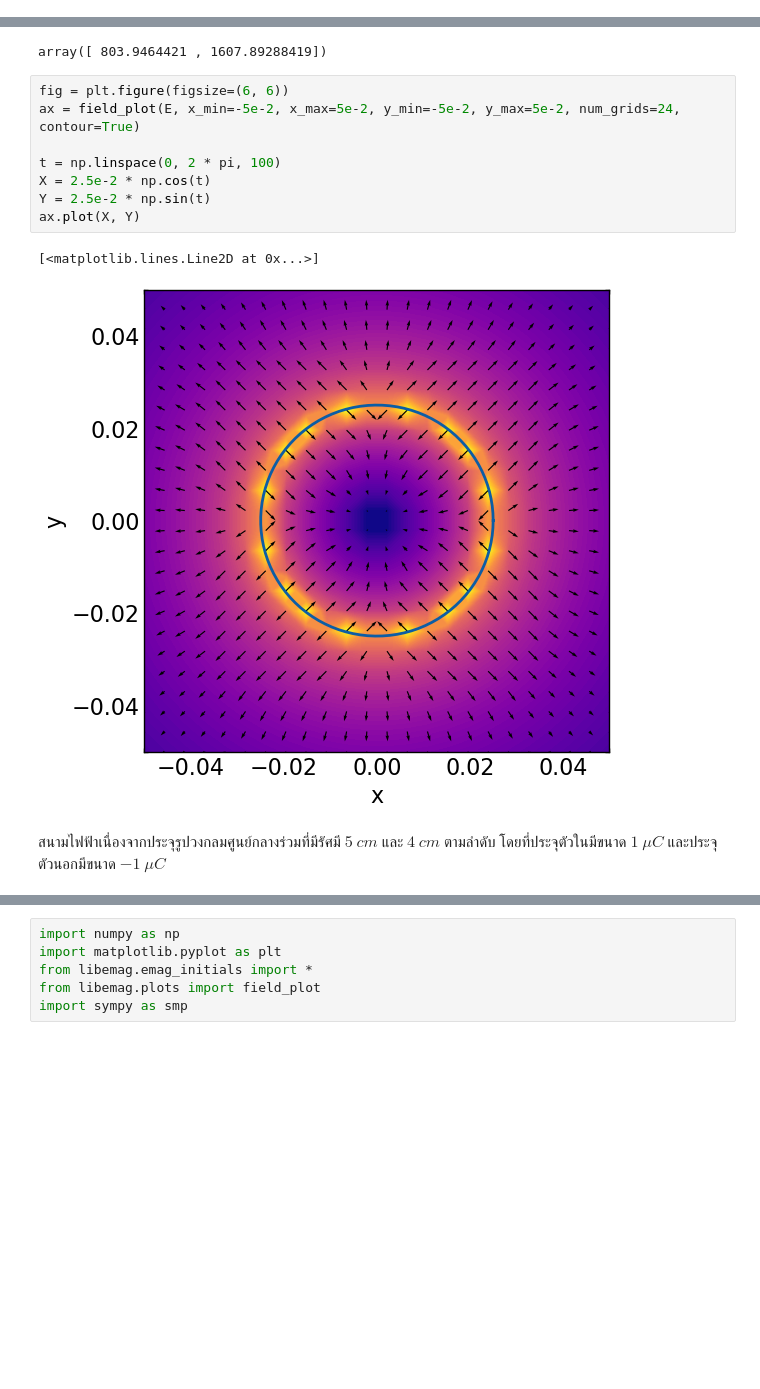
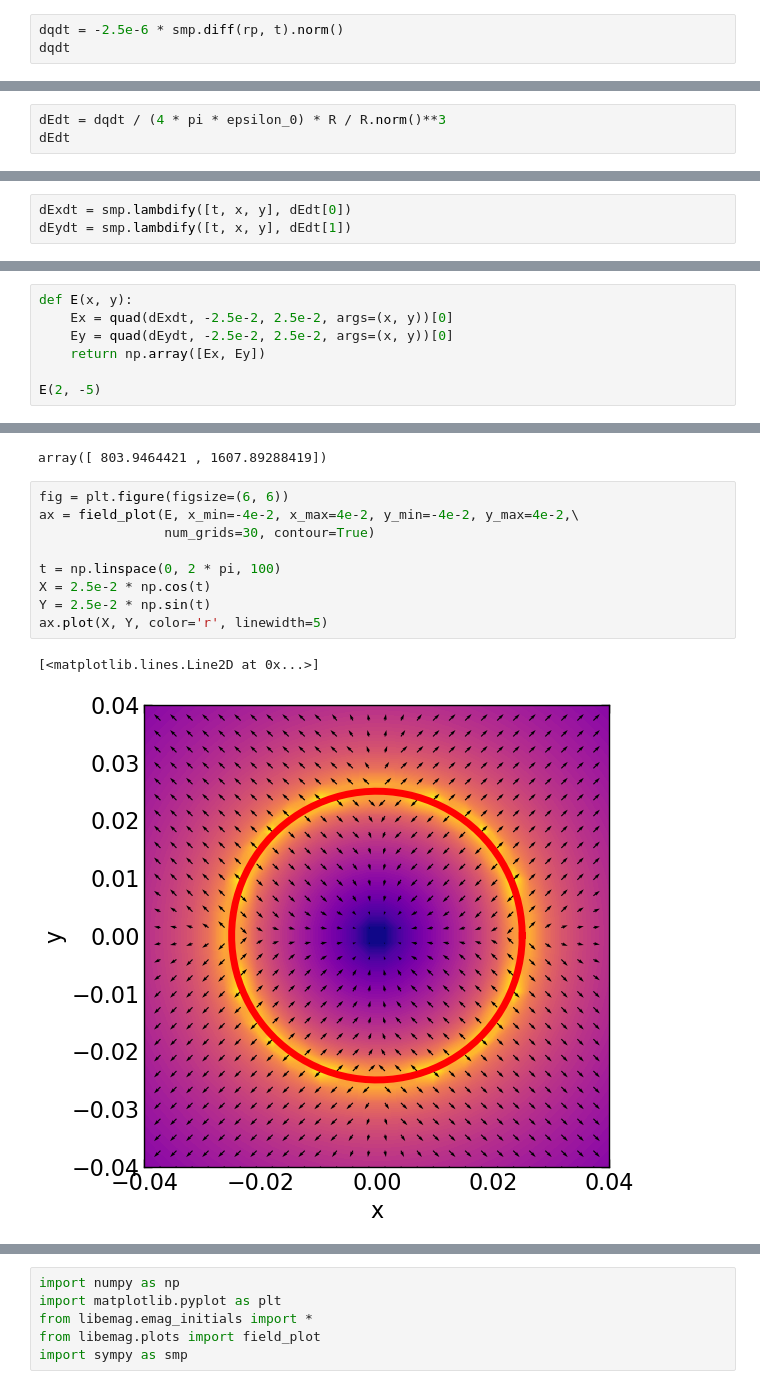
Before and after one commit to nayot/emag, a Jupyter notebook: Gauss_Law_WB.ipynb, the cells around one changed output, grey strips where cells are left out. Drawn from its saved outputs; the diff is of its cells as text; blank space fills up the shorter version.

```diff
--- a/Gauss_Law_WB.ipynb
+++ b/Gauss_Law_WB.ipynb
@@ -57,0 +75,3 @@ $$dq=\rho_l(r')\left\|\frac{d\mathbf{r'}}{dt}\right\|dt$$
+# %%
+dqdt = -2.5e-6 * smp.diff(rp, t).norm()
+dqdt
@@ -57,0 +80,3 @@ $$dq=\rho_l(r')\left\|\frac{d\mathbf{r'}}{dt}\right\|dt$$
+# %%
+dEdt = dqdt / (4 * pi * epsilon_0) * R / R.norm()**3
+dEdt
@@ -57,0 +109,3 @@ $$dq=\rho_l(r')\left\|\frac{d\mathbf{r'}}{dt}\right\|dt$$
+# %%
+dExdt = smp.lambdify([t, x, y], dEdt[0])
+dEydt = smp.lambdify([t, x, y], dEdt[1])
@@ -57,0 +117,7 @@ $$dq=\rho_l(r')\left\|\frac{d\mathbf{r'}}{dt}\right\|dt$$
+# %%
+def E(x, y):
+    Ex = quad(dExdt, -2.5e-2, 2.5e-2, args=(x, y))[0]
+    Ey = quad(dEydt, -2.5e-2, 2.5e-2, args=(x, y))[0]
+    return np.array([Ex, Ey])
+
+E(2, -5)
@@ -126,14 +205,13 @@ E(1, 2)
 array([ 803.9464421 , 1607.89288419])
 # %%
 fig = plt.figure(figsize=(6, 6))
-ax = field_plot(E, x_min=-5e-2, x_max=5e-2, y_min=-5e-2, y_max=5e-2, num_grids=24, contour=True)
+ax = field_plot(E, x_min=-4e-2, x_max=4e-2, y_min=-4e-2, y_max=4e-2,\
+                num_grids=30, contour=True)
 
 t = np.linspace(0, 2 * pi, 100)
 X = 2.5e-2 * np.cos(t)
 Y = 2.5e-2 * np.sin(t)
-ax.plot(X, Y)
+ax.plot(X, Y, color='r', linewidth=5)
 # %% [output]
 [<matplotlib.lines.Line2D at 0x...>]
-[figure, old version]
+[figure, new version]
-# %% [markdown]
-สนามไฟฟ้าเนื่องจากประจุรูปวงกลมศูนย์กลางร่วมที่มีรัศมี $5~cm$ และ $4~cm$ ตามลำดับ โดยที่ประจุตัวในมีขนาด $1~\mu C$ และประจุตัวนอกมีขนาด $-1~\mu C$
```
Also changed, not shown: parts of 29 cells of this notebook, 1 other file.
